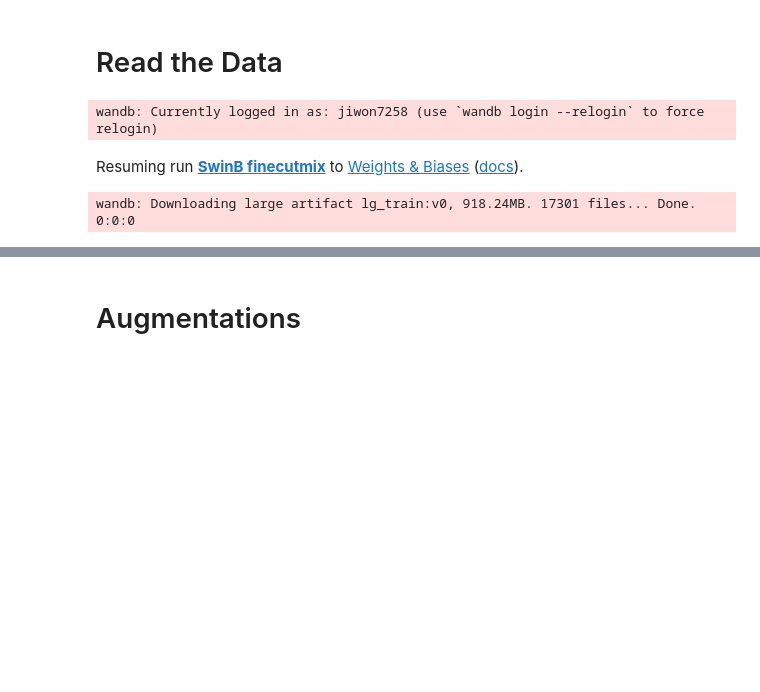
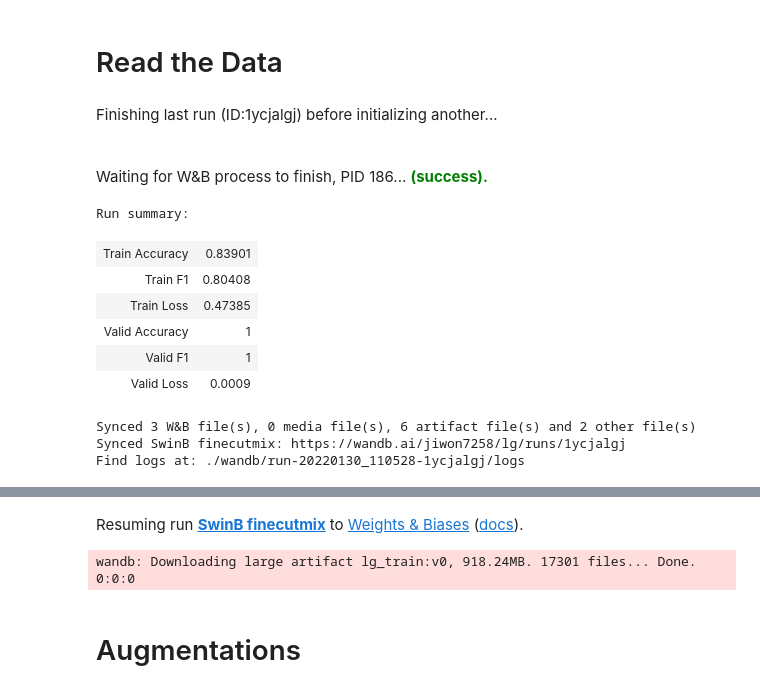
Before and after one commit to loggerJK/DACON-LG-crop_disease_recognition, a Jupyter notebook: CutMix/lg_train_swinB_finecutmix.ipynb, the cells around one changed output, grey strips where cells are left out. Cells and saved outputs as stored; diff of their text form; code cells hidden in the pictures; blank space fills up the shorter version.

```diff
--- a/CutMix/lg_train_swinB_finecutmix.ipynb
+++ b/CutMix/lg_train_swinB_finecutmix.ipynb
@@ -140,22 +143,30 @@ set_seed(CONFIG['seed'])
 # %%
 import wandb
 run = wandb.init(project="lg",
                  entity="jiwon7258",
                  config=CONFIG,
                  job_type='train',
-                 id = '1ycjalgj',
-                 resume = 'must',
+                #  id='2ow4king',
+                #  resume='must',
                  )
 dataset = wandb.run.use_artifact(
     'jiwon7258/lg/lg_train:v0', type='dataset')
 
 run.name = CONFIG['nickname']
 
-
 # Download the artifact's contents
 dataset_dir = dataset.download()
 dataset_dir = Path(dataset_dir)
 # %% [output]
+Finishing last run (ID:1ycjalgj) before initializing another...
+Waiting for W&B process to finish, PID 186... (success).
-wandb: Currently logged in as: jiwon7258 (use `wandb login --relogin` to force relogin)
+Run summary:
-Resuming run SwinB finecutmix to Weights & Biases (docs).
+| Train Accuracy | 0.83901 |
+| Train F1 | 0.80408 |
+| Train Loss | 0.47385 |
+| Valid Accuracy | 1 |
+| Valid F1 | 1 |
+| Valid Loss | 0.0009 |
-wandb: Downloading large artifact lg_train:v0, 918.24MB. 17301 files... Done. 0:0:0
+Synced 3 W&B file(s), 0 media file(s), 6 artifact file(s) and 2 other file(s)
+Synced SwinB finecutmix: https://wandb.ai/jiwon7258/lg/runs/1ycjalgj
+Find logs at: ./wandb/run-20220130_110528-1ycjalgj/logs
@@ -162,3 +174,5 @@ wandb: Downloading large artifact lg_train:v0, 918.24MB. 17301 files... Done. 0:
+Resuming run SwinB finecutmix to Weights & Biases (docs).
+wandb: Downloading large artifact lg_train:v0, 918.24MB. 17301 files... Done. 0:0:0
 # %%
 TRAIN_PATH = dataset_dir
 # TEST_PATH = dataset_dir / 'test'
```
Also changed, not shown: parts of 17 cells of this notebook, 9 other files.
